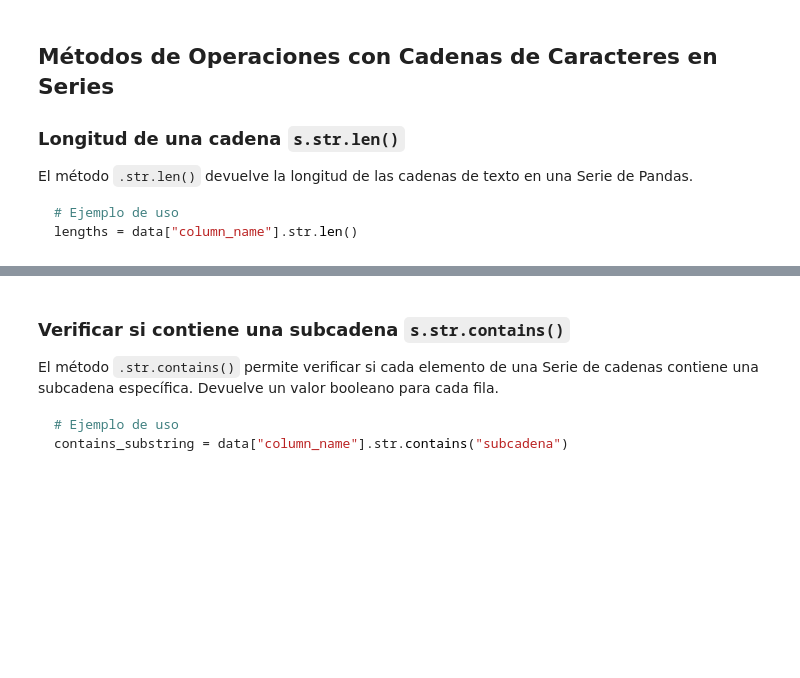
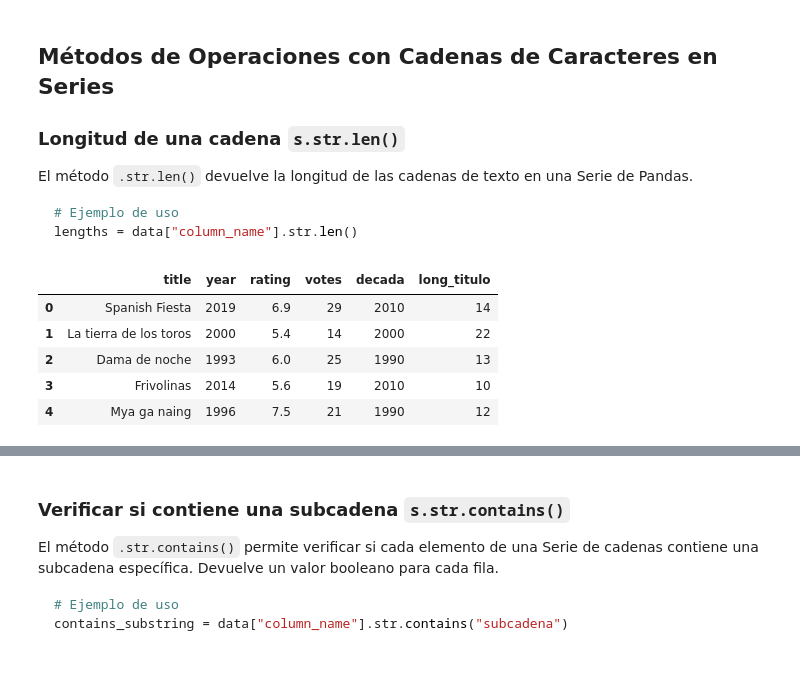
Before and after one commit to Horaciomb/UPB_Herramientas_Basicas_Visualizacion_Datoss_, a Jupyter notebook: Sesion5/s5_pandas.ipynb, the cells around one changed output, grey strips where cells are left out. Saved outputs shown, nothing was run; the diff lists cells and outputs as text; code cells hidden in the pictures; blank space fills up the shorter version.

````diff
--- a/Sesion5/s5_pandas.ipynb
+++ b/Sesion5/s5_pandas.ipynb
@@ -238,3 +246,13 @@ El método `.str.len()` devuelve la longitud de las cadenas de texto en una Seri
 # Ejemplo de uso
 lengths = data["column_name"].str.len()
 ```
+# %%
+data['long_titulo']=data['title'].str.len()
+data.head()
+# %% [output]
+|  | title | year | rating | votes | decada | long_titulo |
+| 0 | Spanish Fiesta | 2019 | 6.9 | 29 | 2010 | 14 |
+| 1 | La tierra de los toros | 2000 | 5.4 | 14 | 2000 | 22 |
+| 2 | Dama de noche | 1993 | 6.0 | 25 | 1990 | 13 |
+| 3 | Frivolinas | 2014 | 5.6 | 19 | 2010 | 10 |
+| 4 | Mya ga naing | 1996 | 7.5 | 21 | 1990 | 12 |
````
Also changed, not shown: parts of 15 cells of this notebook.
